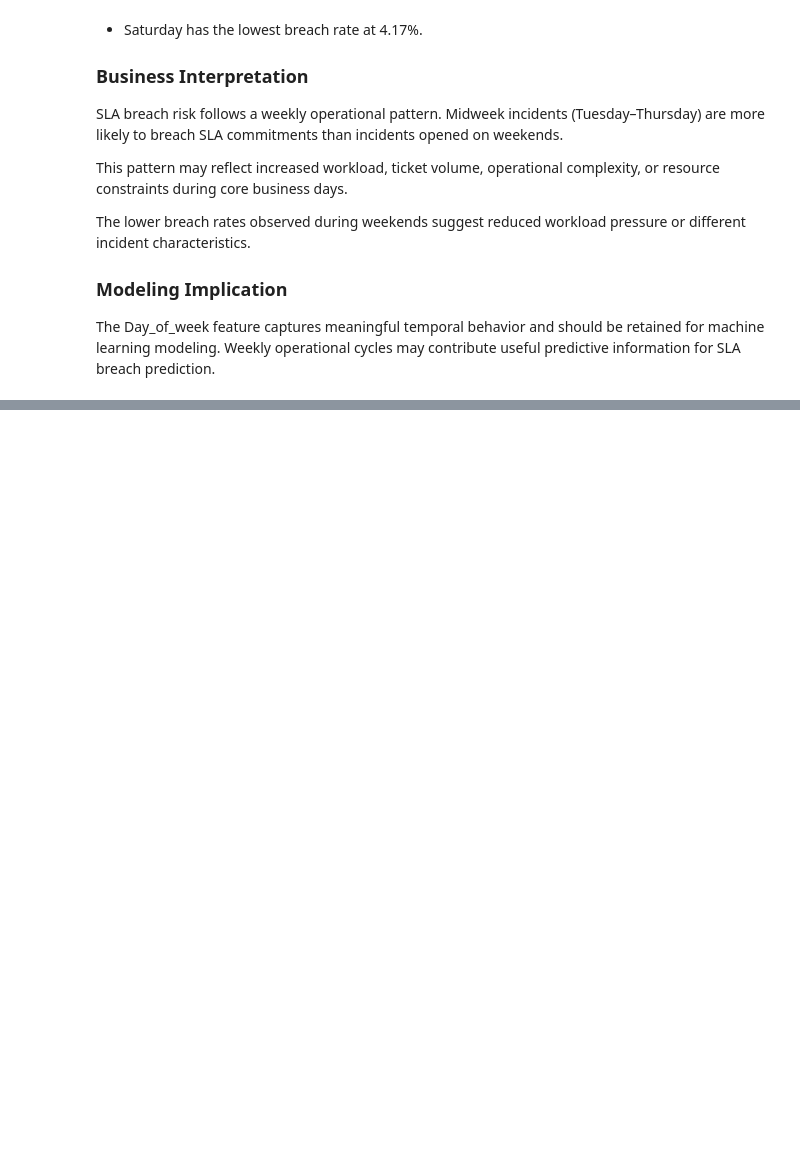
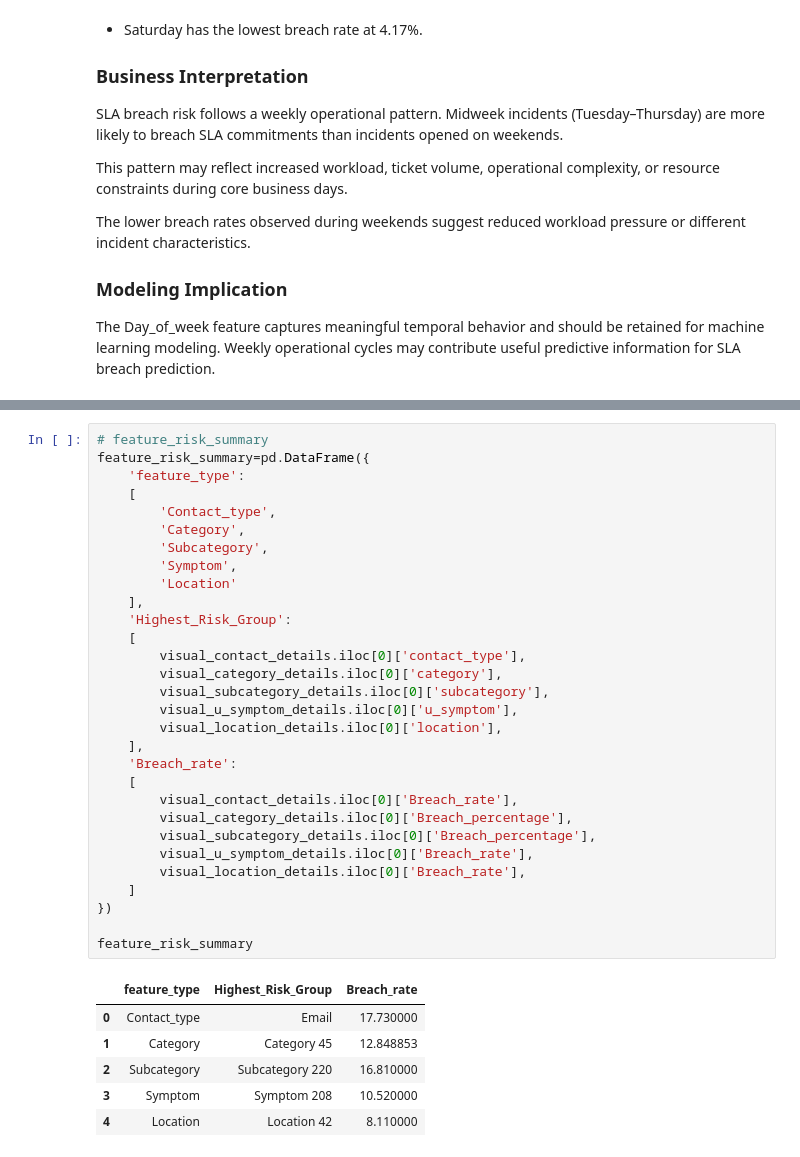
Before and after one commit to pinnusaikiran/AI-incident-intelligence-platform, a Jupyter notebook: notebooks/eda/03_eda_visualization.ipynb, the cells around one changed output, grey strips where cells are left out. Drawn from its saved outputs; the diff is of its cells as text; blank space fills up the shorter version.

```diff
--- a/notebooks/eda/03_eda_visualization.ipynb
+++ b/notebooks/eda/03_eda_visualization.ipynb
@@ -598,0 +688,37 @@ The Day_of_week feature captures meaningful temporal behavior and should be reta
+# %%
+# feature_risk_summary
+feature_risk_summary=pd.DataFrame({
+    'feature_type':
+    [
+        'Contact_type',
+        'Category',
+        'Subcategory',
+        'Symptom',
+        'Location'
+    ],
+    'Highest_Risk_Group':
+    [
+        visual_contact_details.iloc[0]['contact_type'],
+        visual_category_details.iloc[0]['category'],
+        visual_subcategory_details.iloc[0]['subcategory'],
+        visual_u_symptom_details.iloc[0]['u_symptom'],
+        visual_location_details.iloc[0]['location'],
+    ],
+    'Breach_rate':
+    [
+        visual_contact_details.iloc[0]['Breach_rate'],
+        visual_category_details.iloc[0]['Breach_percentage'],
+        visual_subcategory_details.iloc[0]['Breach_percentage'],
+        visual_u_symptom_details.iloc[0]['Breach_rate'],
+        visual_location_details.iloc[0]['Breach_rate'],
+    ]
+})
+
+feature_risk_summary
+# %% [output]
+|  | feature_type | Highest_Risk_Group | Breach_rate |
+| 0 | Contact_type | Email | 17.730000 |
+| 1 | Category | Category 45 | 12.848853 |
+| 2 | Subcategory | Subcategory 220 | 16.810000 |
+| 3 | Symptom | Symptom 208 | 10.520000 |
+| 4 | Location | Location 42 | 8.110000 |
```
Also changed, not shown: parts of 7 cells of this notebook, 4 other files.
